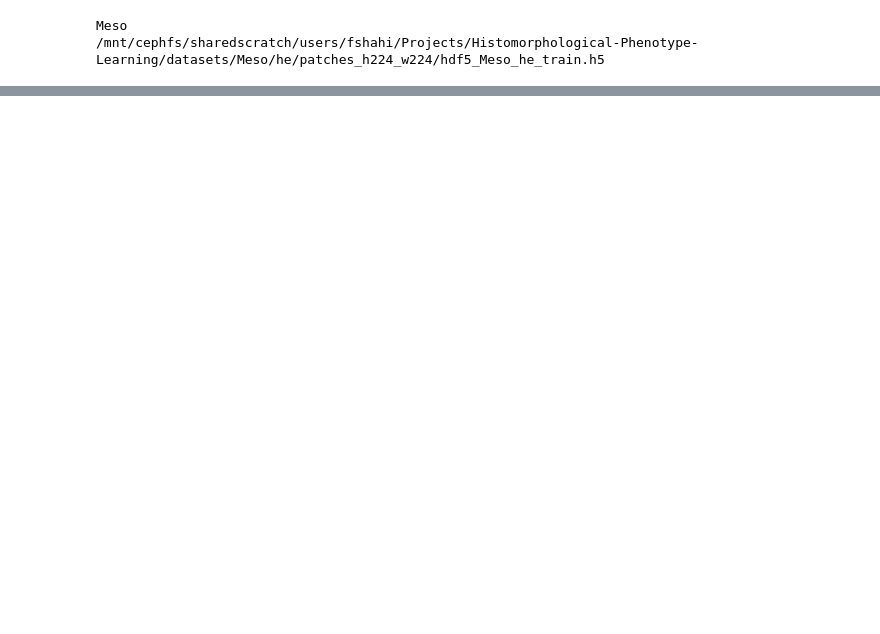
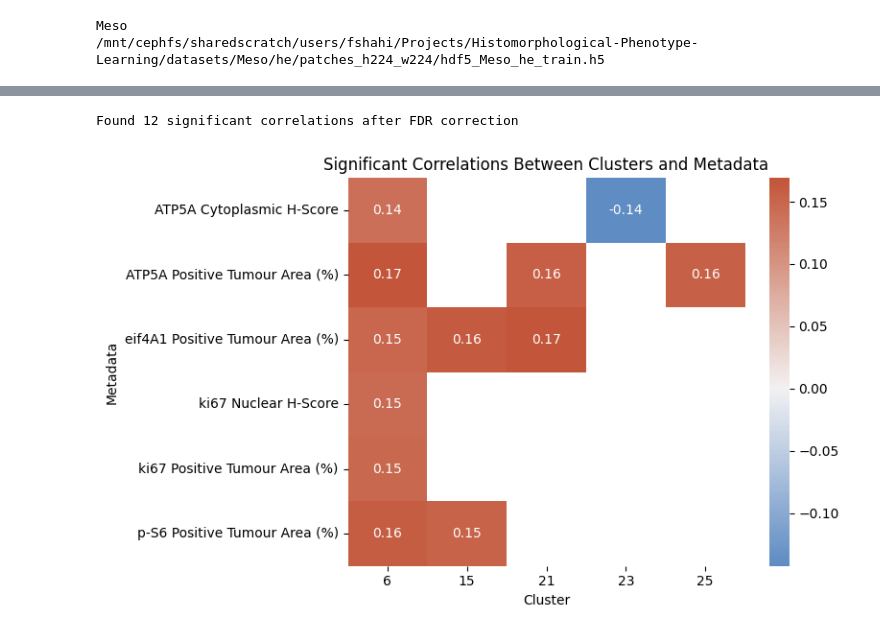
Before and after one commit to FarzanehSeyedshahi/Histomorphological-Phenotype-Learning, a Jupyter notebook: workflow/revision.ipynb, the cells around one changed output, grey strips where cells are left out. Drawn from its saved outputs; the diff is of its cells as text; code cells hidden in the pictures; blank space fills up the shorter version.

```diff
--- a/workflow/revision.ipynb
+++ b/workflow/revision.ipynb
@@ -991,3 +1528,12 @@ scores.to_csv(scores_path, index=False)
+# %%
+dataset = 'Meso'
+h5_complete_path   = '{}/results/BarlowTwins_3/{}/h224_w224_n3_zdim128/hdf5_{}_he_complete_filtered_metadata.h5'.format(main_path, dataset, dataset)
+frame, dims, rest = representations_to_frame(h5_complete_path, meta_field='Meso_type', rep_key='z_latent')
+
+
+additional_dataset = 'TCGA_MESO'
+h5_additional_path = '{}/results/BarlowTwins_3/{}/h224_w224_n3_zdim128/hdf5_{}_he_complete_filtered_metadata.h5'.format(main_path, additional_dataset, additional_dataset)
+frame_additional, dims_additional, rest_additional = representations_to_frame(h5_additional_path, meta_field='Meso_type', rep_key='z_latent')
 # %%
 # data = Data(dataset='TCGA_MESO', marker='he', patch_h=224, patch_w=224, n_channels=3, batch_size=64, project_path=main_path, load=True)
 data = Data(dataset='Meso', marker='he', patch_h=224, patch_w=224, n_channels=3, batch_size=64, project_path=main_path, load=True)
@@ -1099,0 +1997,4 @@ for wsi_ in [wsi, wsi_c]:
+# %%
+import pandas as pd
+csv_clusters = pd.read_csv("/nfs/home/users/fshahi/Projects/Histomorphological-Phenotype-Learning/results/BarlowTwins_3/Meso/h224_w224_n3_zdim128/750K/adatas/Meso_TMA_he_complete_meta_filtered_leiden_2p0__fold4.csv")
+csv_clusters
@@ -1099,0 +2066,4 @@ for wsi_ in [wsi, wsi_c]:
+# %%
+# Now use the function (you'll need to define cluster_cols and metadata_cols)
+cluster_cols = [col for col in result_df.columns if isinstance(col, int)]  # Assuming cluster columns are numeric
+metadata_cols = [col for col in result_df.columns if col not in cluster_cols and col != 'slides']
@@ -1099,0 +2090,59 @@ for wsi_ in [wsi, wsi_c]:
+# %%
+import pandas as pd
+import numpy as np
+import matplotlib.pyplot as plt
+import seaborn as sns
+from scipy import stats
+import statsmodels.api as sm
+from statsmodels.stats.multitest import multipletests
+
+# 1. Create a function to analyze correlations with all metadata variables
+def analyze_correlations(result_df, cluster_cols, metadata_cols, method='spearman'):
+    results = []
+    for meta_col in metadata_cols:
+        if result_df[meta_col].dtype in [np.float64, np.int64]:  # Numeric columns only
+            for cluster in cluster_cols:
+                # Calculate correlation
+                if method == 'pearson':
+                    corr, p_value = stats.pearsonr(result_df[cluster], result_df[meta_col])
+                else:
+                    corr, p_value = stats.spearmanr(result_df[cluster], result_df[meta_col])
+                results.append({
+                    'Metadata': meta_col,
+                    'Cluster': cluster,
+                    'Correlation': corr,
+                    'P-value': p_value
+                })
+
+    # Create DataFrame from results
+    corr_results = pd.DataFrame(results)
+
+    # Apply multiple testing correction
+    if len(corr_results) > 0:
+        _, corr_results['FDR_P_value'], _, _ = multipletests(
+            corr_results['P-value'], alpha=0.01, method='fdr_bh')
+
+    return corr_results
+
+
+
+# Run the analysis
+correlation_results = analyze_correlations(result_df, cluster_cols, metadata_cols)
+significant_corrs = correlation_results[correlation_results['FDR_P_value'] < 0.01].sort_values('FDR_P_value')
+print(f"Found {len(significant_corrs)} significant correlations after FDR correction")
+
+# Visualize top correlations
+if len(significant_corrs) > 0:
+    plt.figure(figsize=(8,5))
+
+    # Create a pivot table for the heatmap
+    pivot = significant_corrs.pivot(index='Metadata', columns='Cluster', values='Correlation')
+
+    # Create heatmap
+    sns.heatmap(pivot, cmap=sns.diverging_palette(250,20, as_cmap=True), center=0, annot=True, fmt='.2f')
+    plt.title('Significant Correlations Between Clusters and Metadata')
+    plt.tight_layout()
+    plt.show()
+# %% [output]
+Found 12 significant correlations after FDR correction
+[figure, added]
```
Also changed, not shown: parts of 38 cells of this notebook, 5 other files.
